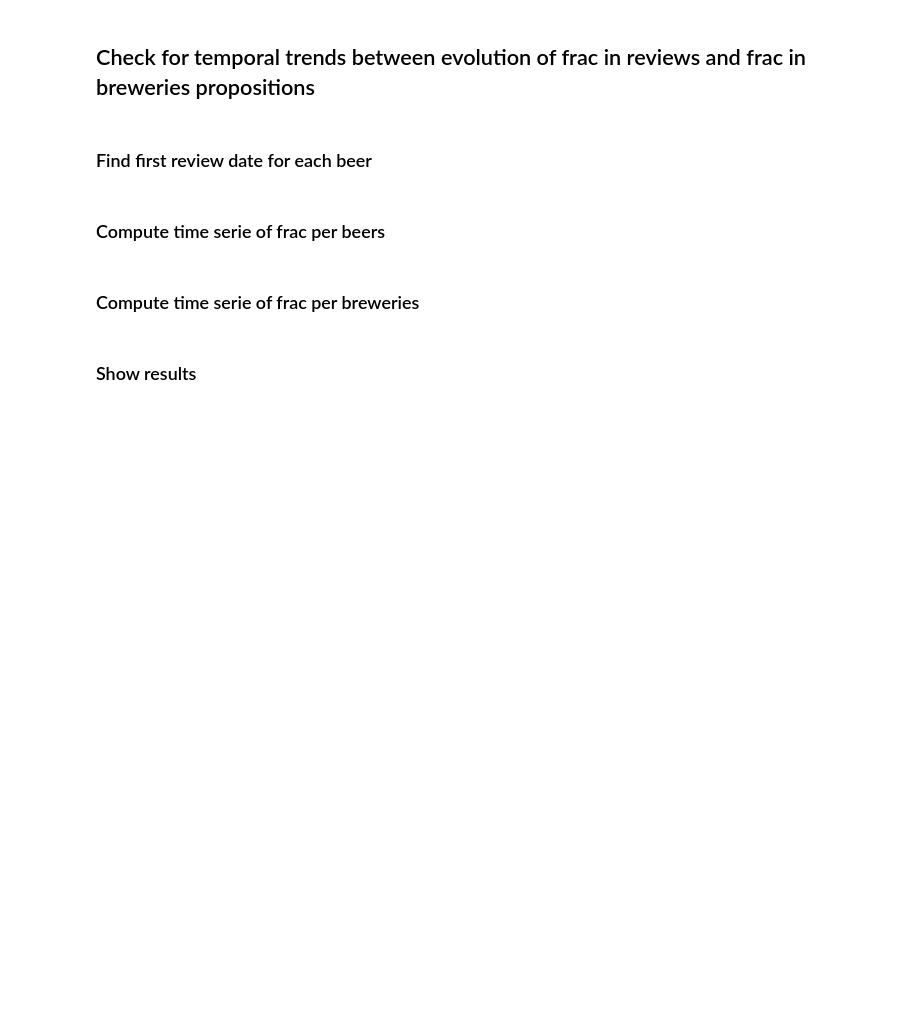
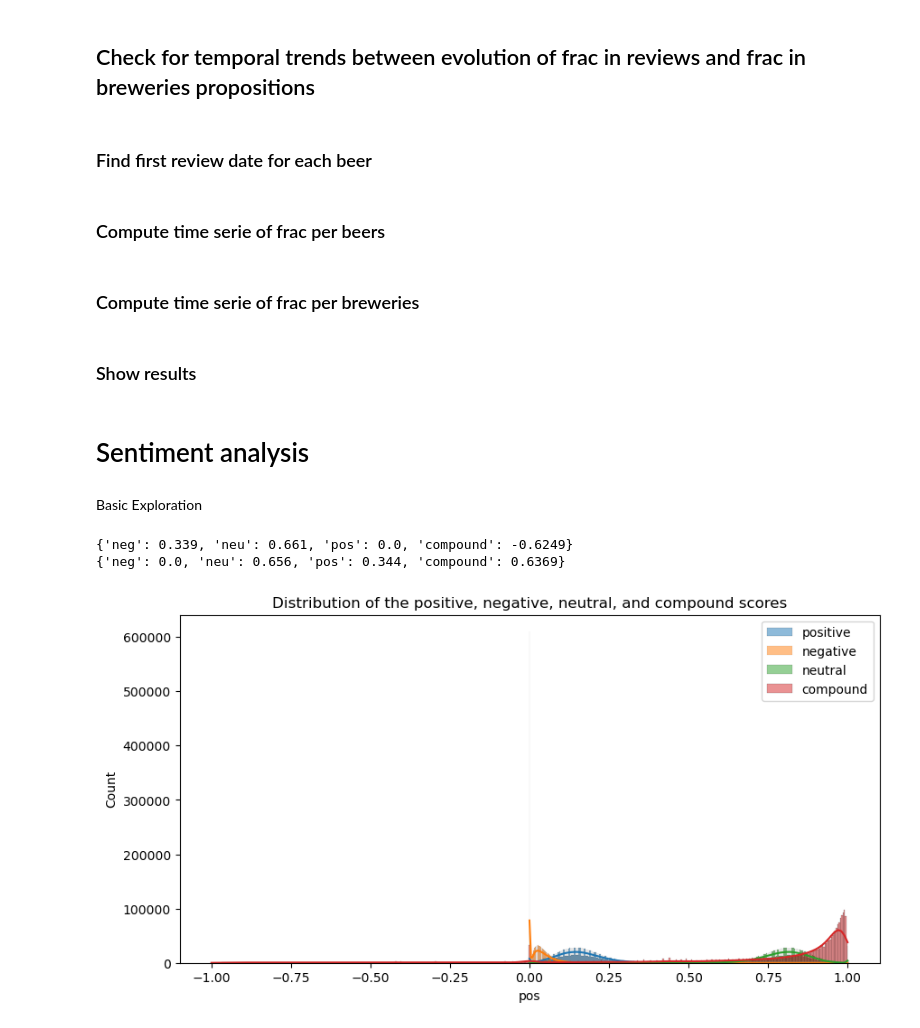
Before and after one commit to epfl-ada/ada-2023-project-dada, a Jupyter notebook: src/final.ipynb, the cells around one changed output. Saved outputs shown, nothing was run; the diff lists cells and outputs as text; code cells hidden in the pictures; blank space fills up the shorter version.

Commit message:
introduce sentiment analysis into final

```diff
--- a/src/final.ipynb
+++ b/src/final.ipynb
@@ -1085,3 +1293,31 @@ for i in range(3):
 plt.suptitle('Time series of categories fraction')
 plt.tight_layout()
 plt.savefig('../results/frac_time_series.png')
+# %% [markdown]
+# Sentiment analysis
+# %% [markdown]
+Basic Exploration
+# %%
+b_rev = 'this is the worst beer I have ever tasted'
+g_rev = 'this is the best beer I have ever tasted'
+analyzer = SentimentIntensityAnalyzer()
+print(analyzer.polarity_scores(b_rev))
+print(analyzer.polarity_scores(g_rev))
+
+df_work_ba = pd.read_pickle('../data/preprocessed/BeerAdvocate/df_work_ba.pkl')
+
+# plot the distribution of the positive, negative, neutral, and compound scores
+plt.figure(figsize=(10, 5))
+plt.title('Distribution of the positive, negative, neutral, and compound scores')
+
+sns.histplot(data=df_work_ba, x='pos', label='positive', kde=True)
+sns.histplot(data=df_work_ba, x='neg', label='negative', kde=True)
+sns.histplot(data=df_work_ba, x='neu', label='neutral', kde=True)
+sns.histplot(data=df_work_ba, x='compound', label='compound', kde=True)
+
+plt.legend()
+plt.show()
+# %% [output]
+{'neg': 0.339, 'neu': 0.661, 'pos': 0.0, 'compound': -0.6249}
+{'neg': 0.0, 'neu': 0.656, 'pos': 0.344, 'compound': 0.6369}
+[figure, added]
```
Also changed, not shown: parts of 54 cells of this notebook.
